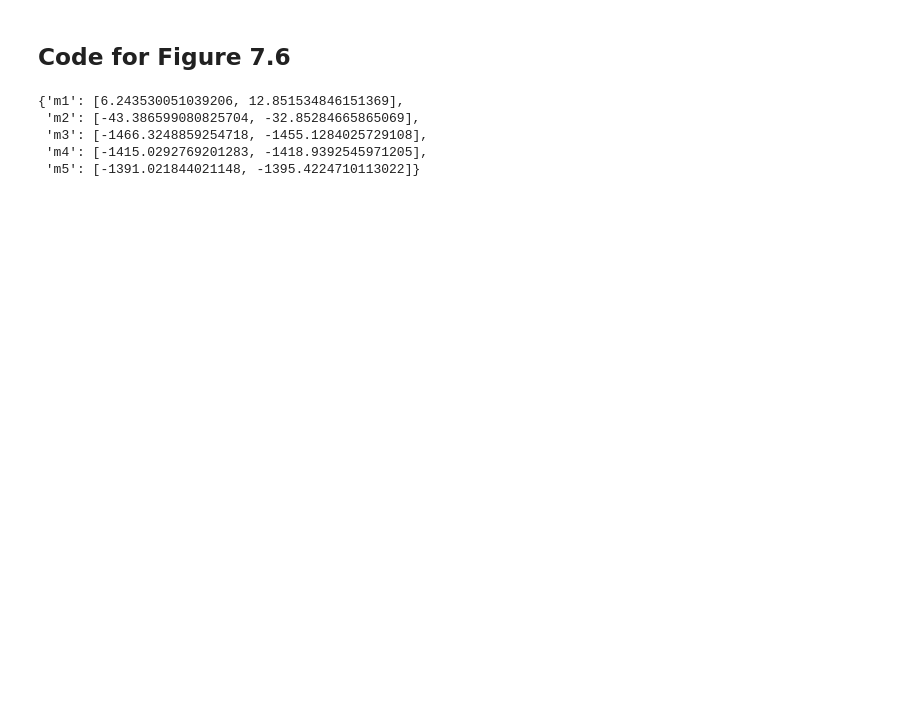
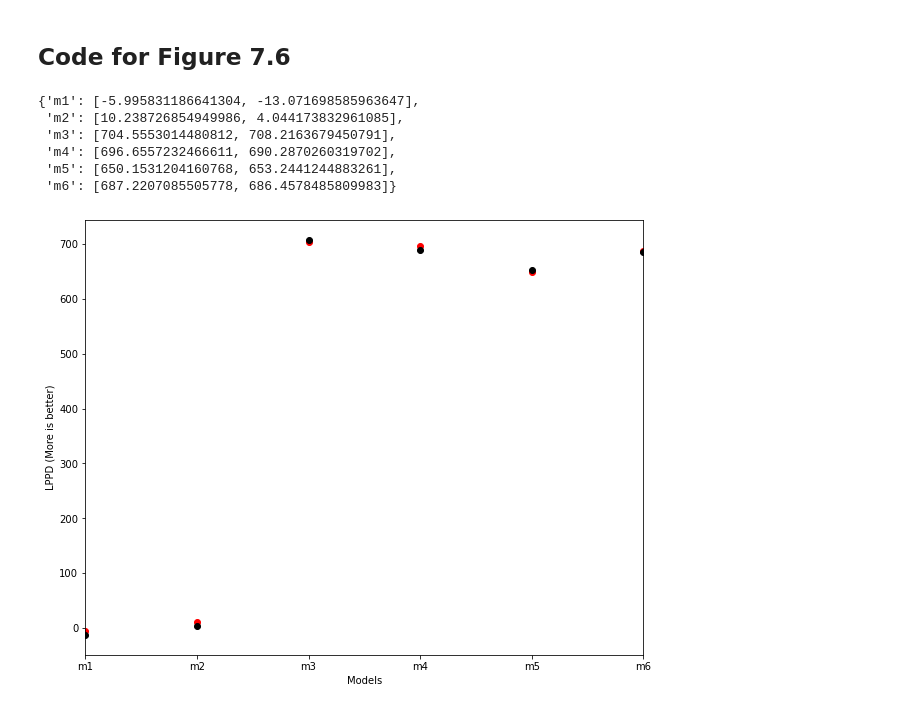
Before and after one commit to somnath1077/statistical_rethinking, a Jupyter notebook: code/ch07/nb02_entropy_uncertainty.ipynb, the cells around one changed output. Saved outputs shown, nothing was run; the diff lists cells and outputs as text; code cells hidden in the pictures; blank space fills up the shorter version.

Commit message:
deviance

```diff
--- a/code/ch07/nb02_entropy_uncertainty.ipynb
+++ b/code/ch07/nb02_entropy_uncertainty.ipynb
@@ -303,16 +303,8 @@ from scipy.stats import norm
 
 
 def create_data(coeffs, num_samples):
-#     n_dim = 1 + len(coeffs)
-
-#     Rho = np.diag(np.ones(n_dim))
-#     Rho[0, 1:3:1] = coeffs
-#     i_lower = np.tril_indices(n_dim, -1)
-#     Rho[i_lower] = Rho.T[i_lower]
-
-#     data = stats.multivariate_normal.rvs(cov=Rho, size=num_samples)
-    # so that the outcome has variance 1, we scale the variances of other variables
-    sigma = 1 / np.sqrt(len(coeffs))
+    # For the outcome variable to have variance 1, we scale the variances of other variables
+    sigma = 1 # / np.sqrt(len(coeffs))
     x1 = norm.rvs(loc=0, scale=sigma, size=num_samples)
     x2 = norm.rvs(loc=0, scale=sigma, size=num_samples)
 
@@ -332,7 +324,8 @@ model_str = {'m1': 'y ~ x1',
              'm2': 'y ~ x2',
              'm3': 'y ~ x1 + x2',
              'm4': 'y ~ x1 + x2 + I(x1 ** 2)',
-             'm5': 'y ~ x1 + x2 + I(x1 ** 2) + I(x2 ** 2)'}
+             'm5': 'y ~ x1 + x2 + I(x1 ** 2) + I(x2 ** 2)',
+             'm6': 'y ~ x1 + x2 + I(x1 ** 2) + I(x2 ** 2) + I(x1 ** 3)'}
 
 models = {}
 
@@ -341,17 +334,37 @@ train_df, test_df = create_train_test_data()
 for k, v in model_str.items():
     models[k] = smf.ols(v, data=train_df).fit()
 # %%
-deviance_models = {}
+lppd_models = {}
 
 for name, model in models.items():
-    train_dev = -2 * np.sum(lppd(model, train_df, 'y'))
-    test_dev = -2 * np.sum(lppd(model, test_df, 'y'))
-    deviance_models[name] = [train_dev, test_dev]
+    train_dev = np.sum(lppd(model, train_df, 'y'))
+    test_dev = np.sum(lppd(model, test_df, 'y'))
+    lppd_models[name] = [train_dev, test_dev]
 
-deviance_models
+lppd_models
 # %% [output]
-{'m1': [6.243530051039206, 12.851534846151369],
- 'm2': [-43.386599080825704, -32.85284665865069],
- 'm3': [-1466.3248859254718, -1455.1284025729108],
- 'm4': [-1415.0292769201283, -1418.9392545971205],
- 'm5': [-1391.021844021148, -1395.4224710113022]}
+{'m1': [-5.995831186641304, -13.071698585963647],
+ 'm2': [10.238726854949986, 4.044173832961085],
+ 'm3': [704.5553014480812, 708.2163679450791],
+ 'm4': [696.6557232466611, 690.2870260319702],
+ 'm5': [650.1531204160768, 653.2441244883261],
+ 'm6': [687.2207085505778, 686.4578485809983]}
+# %%
+fig, ax = plt.subplots(1, 1, figsize=(10, 8))
+
+model_names = sorted(model_str.keys())
+
+x_vals = range(1, len(model_names) + 1)
+
+ax.set_ylabel('LPPD (More is better)')
+ax.set_xlabel('Models')
+
+ax.set_xlim(left=1, right=len(model_names))
+for x, m in enumerate(model_names):
+    plt.plot(x + 1, lppd_models[m][0], 'ro')
+    plt.plot(x + 1, lppd_models[m][1], 'ko')
+
+ax.set_xticklabels(model_names)
+plt.show()
+# %% [output]
+[figure, added]
```
Also changed, not shown: parts of 4 cells of this notebook.
